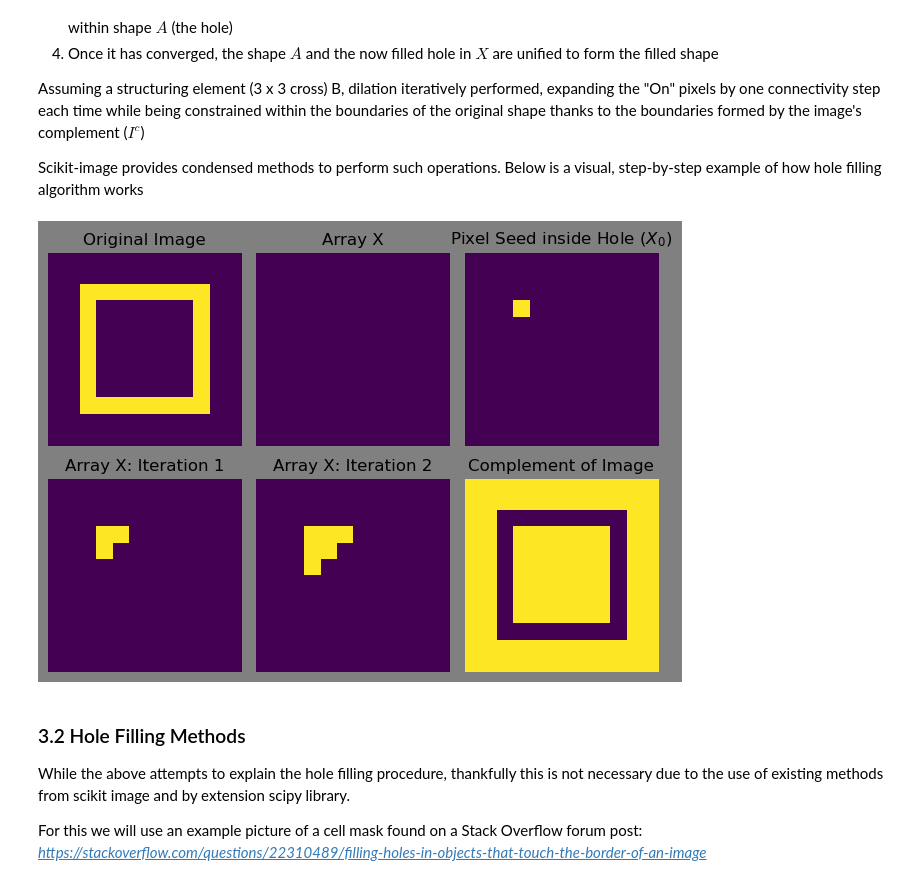
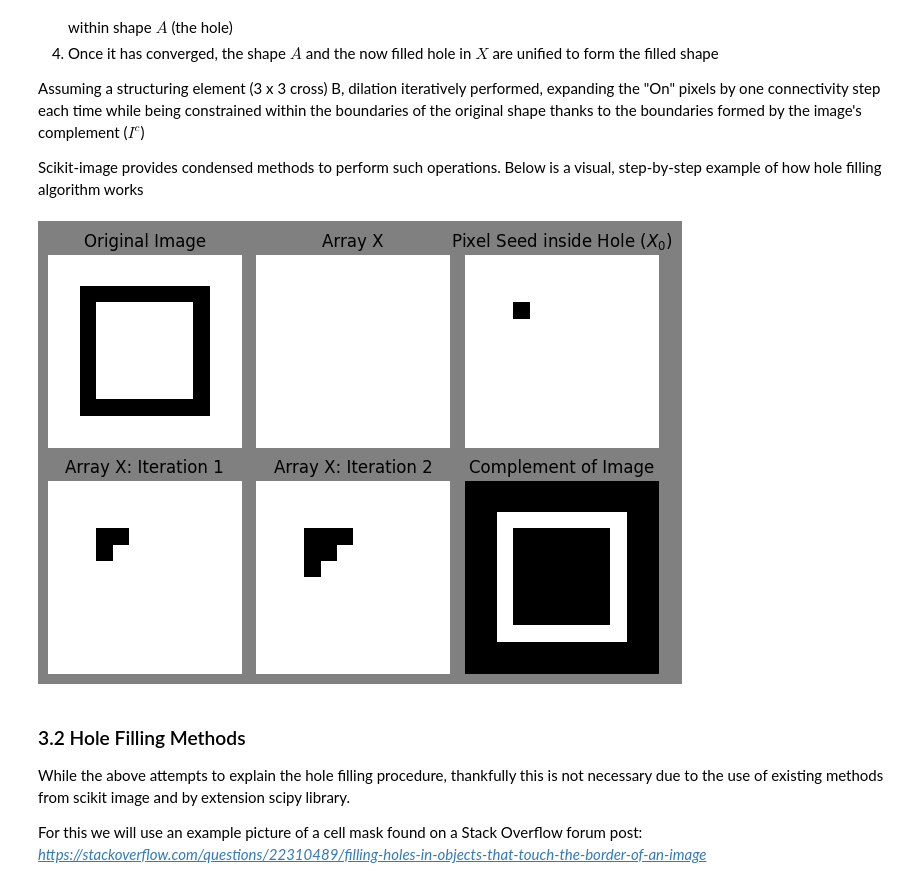
Before and after one commit to zionnpark/BME1462-group-project, a Jupyter notebook: presentation/morphological_processing_ii_solutions.ipynb, the cells around one changed output. Drawn from its saved outputs; the diff is of its cells as text; code cells hidden in the pictures.

```diff
--- a/presentation/morphological_processing_ii_solutions.ipynb
+++ b/presentation/morphological_processing_ii_solutions.ipynb
@@ -397,24 +331,24 @@ Scikit-image provides condensed methods to perform such operations. Below is a v
 # %%
 image = np.zeros((12,12)); image[2:10, 2:10] = True; image[3:9, 3:9] = False # building a binary image with hole
 X_arraynot = np.zeros((12,12))
 X_array = np.zeros((12,12)); X_array[3,3] = True # X_array with a seed at X_0
 iteration1 = X_array.copy(); iteration1[3,4] = True; iteration1[4,3] = True
 iteration2 = iteration1.copy(); iteration2[4,4] = True; iteration2[3,5] = True; iteration2[5,3] = True
 I_c = 1 - image
 
 fig, ax = plt.subplots(2,3)
 fig.set_facecolor('grey')
-ax[0, 0].imshow(image); ax[0, 0].set_title('Original Image'); ax[0, 0].axis('off')
-ax[0, 1].imshow(X_arraynot); ax[0, 1].set_title('Array X'); ax[0, 1].axis('off')
-ax[0, 2].imshow(X_array); ax[0, 2].set_title('Pixel Seed inside Hole ($X_{0}$)'); ax[0, 2].axis('off')
-ax[1, 0].imshow(iteration1); ax[1, 0].set_title("Array X: Iteration 1"); ax[1, 0].axis('off')
-ax[1, 1].imshow(iteration2); ax[1, 1].set_title("Array X: Iteration 2"); ax[1, 1].axis('off')
-ax[1, 2].imshow(I_c); ax[1,2].set_title("Complement of Image"); ax[1,2].axis('off')
+ax[0, 0].imshow(image, cmap = 'binary'); ax[0, 0].set_title('Original Image'); ax[0, 0].axis('off')
+ax[0, 1].imshow(X_arraynot, cmap = 'binary'); ax[0, 1].set_title('Array X'); ax[0, 1].axis('off')
+ax[0, 2].imshow(X_array, cmap = 'binary'); ax[0, 2].set_title('Pixel Seed inside Hole ($X_{0}$)'); ax[0, 2].axis('off')
+ax[1, 0].imshow(iteration1, cmap = 'binary'); ax[1, 0].set_title("Array X: Iteration 1"); ax[1, 0].axis('off')
+ax[1, 1].imshow(iteration2, cmap = 'binary'); ax[1, 1].set_title("Array X: Iteration 2"); ax[1, 1].axis('off')
+ax[1, 2].imshow(I_c, cmap = 'binary'); ax[1,2].set_title("Complement of Image"); ax[1,2].axis('off')
 
 plt.tight_layout()
 plt.show()
 # %% [output]
-[figure, old version]
+[figure, new version]
 # %% [markdown]
 ### 3.2 Hole Filling Methods
 While the above attempts to explain the hole filling procedure, thankfully this is not necessary due to the use of existing methods from scikit image and by extension scipy library.
```
Also changed, not shown: parts of 16 cells of this notebook.
